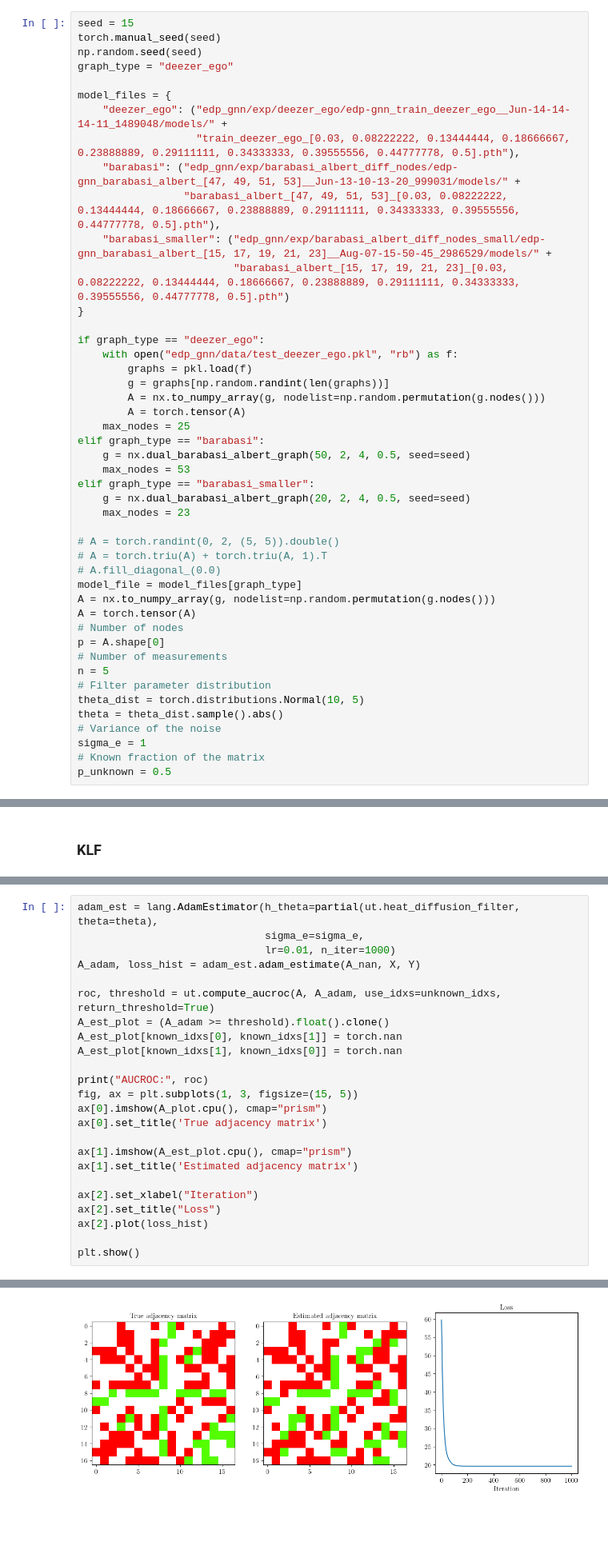
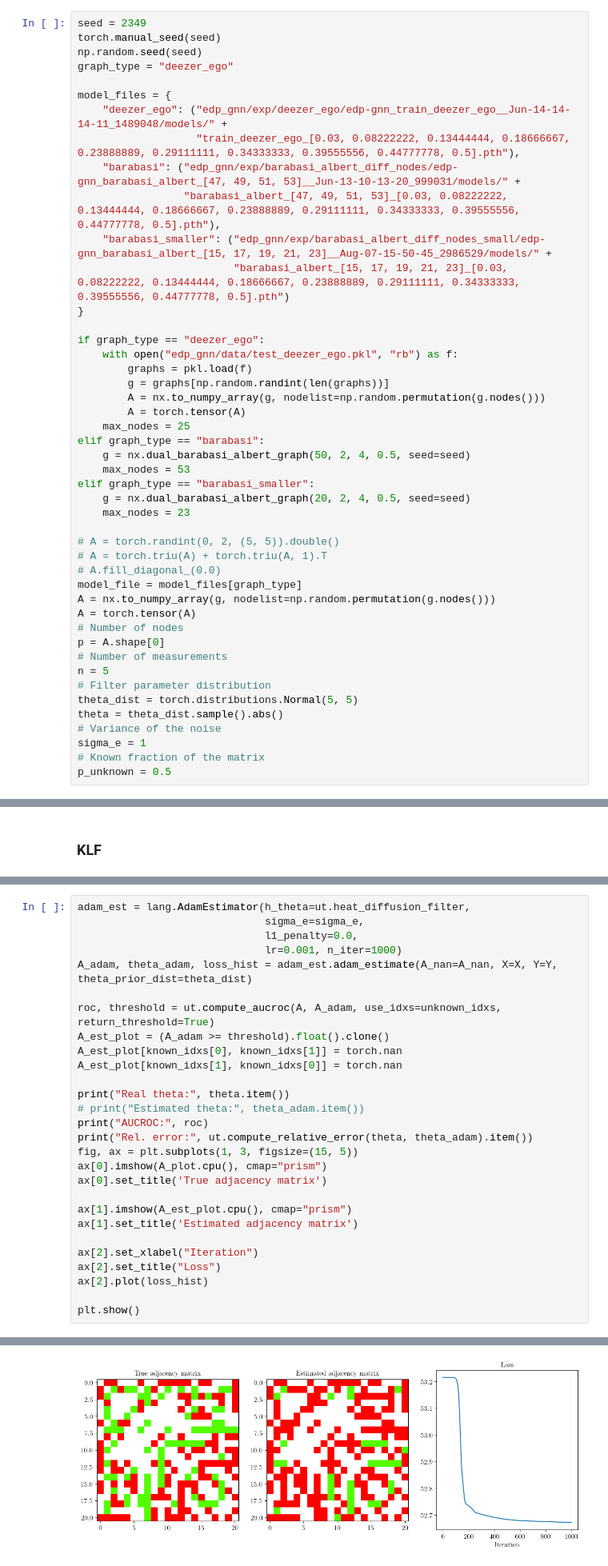
Before and after one commit to Tenceto/inference_langevin, a Jupyter notebook: notebooks/simulations.ipynb, the cells around one changed output, grey strips where cells are left out. Shown: that part at 80% size. Drawn from its saved outputs; the diff is of its cells as text; blank space fills up the shorter version.

```diff
--- a/notebooks/simulations.ipynb
+++ b/notebooks/simulations.ipynb
@@ -40,7 +39,7 @@ torch.set_default_dtype(torch.float64)
 # %% [markdown]
 ### Data creation
 # %%
-seed = 15
+seed = 2349
 torch.manual_seed(seed)
 np.random.seed(seed)
 graph_type = "deezer_ego"
@@ -79,7 +78,7 @@ p = A.shape[0]
 # Number of measurements
 n = 5
 # Filter parameter distribution
-theta_dist = torch.distributions.Normal(10, 5)
+theta_dist = torch.distributions.Normal(5, 5)
 theta = theta_dist.sample().abs()
 # Variance of the noise
 sigma_e = 1
@@ -178,15 +174,19 @@ Rel. error: 0.6991426984353838
 # %%
-adam_est = lang.AdamEstimator(h_theta=partial(ut.heat_diffusion_filter, theta=theta),
+adam_est = lang.AdamEstimator(h_theta=ut.heat_diffusion_filter,
                               sigma_e=sigma_e,
-                              lr=0.01, n_iter=1000)
-A_adam, loss_hist = adam_est.adam_estimate(A_nan, X, Y)
+                              l1_penalty=0.0,
+                              lr=0.001, n_iter=1000)
+A_adam, theta_adam, loss_hist = adam_est.adam_estimate(A_nan=A_nan, X=X, Y=Y, theta_prior_dist=theta_dist)
 
 roc, threshold = ut.compute_aucroc(A, A_adam, use_idxs=unknown_idxs, return_threshold=True)
 A_est_plot = (A_adam >= threshold).float().clone()
 A_est_plot[known_idxs[0], known_idxs[1]] = torch.nan
 A_est_plot[known_idxs[1], known_idxs[0]] = torch.nan
 
+print("Real theta:", theta.item())
+# print("Estimated theta:", theta_adam.item())
 print("AUCROC:", roc)
+print("Rel. error:", ut.compute_relative_error(theta, theta_adam).item())
 fig, ax = plt.subplots(1, 3, figsize=(15, 5))
 ax[0].imshow(A_plot.cpu(), cmap="prism")
 ax[0].set_title('True adjacency matrix')
@@ -204,3 +206,3 @@ AUCROC: 0.8916666666666666
-[figure, old version]
+[figure, new version]
 # %%
 # %lprun -f klf.kalman_langevin_estimate klf.kalman_langevin_estimate(sigmas_sq=sigmas ** 2, epsilon=epsilon, steps=steps, temperature=1.0)
```
Also changed, not shown: parts of 5 cells of this notebook, 2 other files.
